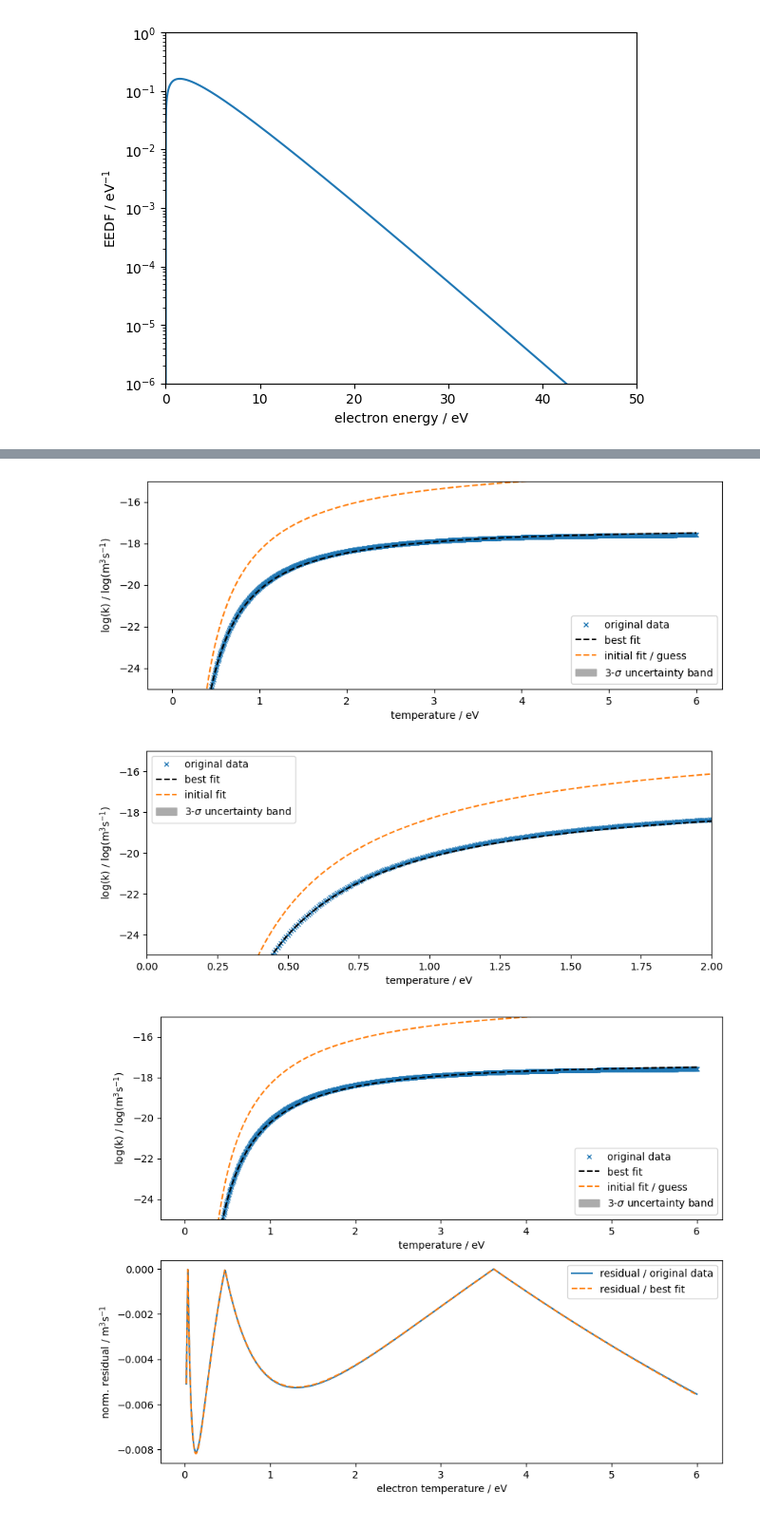
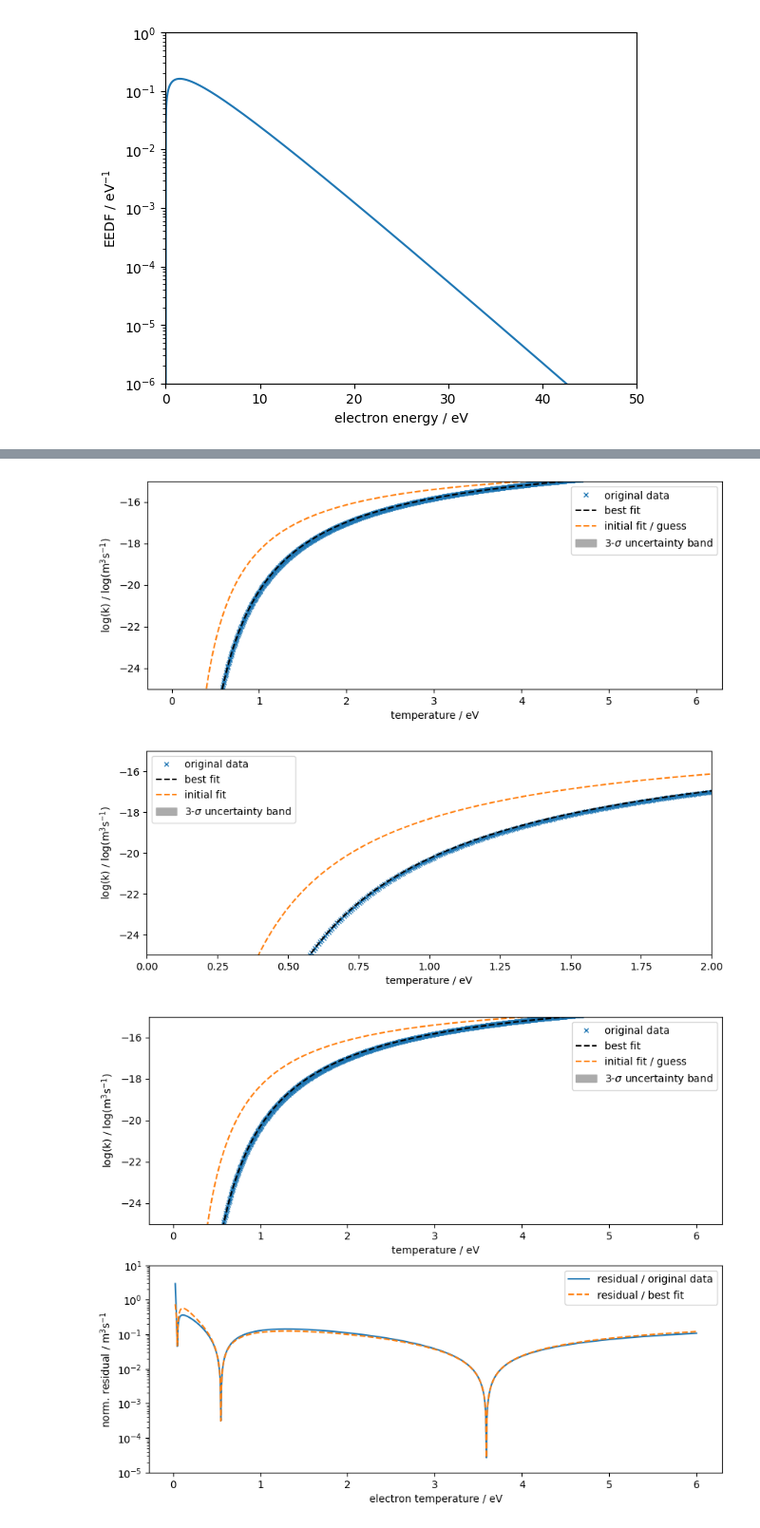
Before and after one commit to PlasmaFAIR/xs2arr, a Jupyter notebook: notebooks/new_notebook.ipynb, the cells around one changed output, grey strips where cells are left out. Shown at 95% size. Saved outputs shown, nothing was run; the diff lists cells and outputs as text; code cells hidden in the pictures.

Commit message:
Have updated the residuals explanation at the end of the Notebook to match that of the original

```diff
--- a/notebooks/new_notebook.ipynb
+++ b/notebooks/new_notebook.ipynb
@@ -27,7 +27,7 @@ file_path = '../tests/example_lxcat.txt'
 eedf_grid = np.linspace(start=0.0, stop=100.0, num=10000, dtype=float)
 model = Model(file_path, eedf_type="maxwellian", eedf_grid=eedf_grid)
 # %%
-cross_section = model.cross_section_set.cross_sections[0]
+cross_section = model.cross_section_set.cross_sections[-1]
 
 # Plot imported cross section data - cross check that it is consistent with that from LXCat
 
@@ -148,7 +148,7 @@ regressor = lmfit.Model(arrhenius_log, independent_vars=["T"])
 
 # And make initial guesses for coefficients. These should be suitable for most processes with a relatively high
 # energy threshold (e.g. 5 eV and above), but may need to be varied if a suitable fit is not obtained
-params = lmfit.create_params(log10_a={"value": -14.0}, b=0.1, c={"value": -10.0, "max": 0.0})
+params = lmfit.create_params(log10_a={"value": -14}, b=0.1, c={"value": -10.0, "max": 0.0})
 
 # We remove almost 0 values from the data to avoid problems when fitting
 mask = rates > 0.0
@@ -216,7 +216,7 @@ plt.legend()
 
 plt.show()
 # %% [output]
-[figure, old version]
+[figure, new version]
 # %%
 # Below is the same as above, but with a more limited x axis range that focuses on the threshold region as this is an area
 # that can be difficult to fit properly
@@ -240,7 +240,7 @@ plt.legend()
 
 plt.show()
 # %% [output]
-[figure, old version]
+[figure, new version]
 # %%
 # In the plots above we can see that the quality of the fit varies a little with temperature
 # This can be assessed more quantitatively by looking at the "residual" of the fit
@@ -249,39 +249,47 @@ plt.show()
 plt.figure(figsize=(10, 8))
 plt.subplot(2, 1, 1)
 
 plt.plot(T_grid, rates, "x", label="original data", ms=5) # plot original data
 plt.plot(T_grid, y_fit, "k--", label="best fit") # plot best fit
 plt.plot(T_grid, init_fit, '--', label='initial fit / guess') # plot initial fit from initial guess
 
 plt.fill_between(T_grid, dn, up, color="#ABABAB", label=r'3-$\sigma$ uncertainty band')
 
 plt.xlabel("temperature / eV")
 plt.ylabel("log(k) / log(m$^3$s$^{-1}$)")
 plt.legend()
 plt.ylim(-25,-15)
 
 
 # The figure below plots the residual of the fit divided by the value of the fit itself, as well as the residual
 # divided by the value of the data
 # Both give a normalised view of the residual i.e. how big is it relevant to the data or fit itself
 # this can be more useful than the residual itself, as the relative importance is generally more useful than the
 # absolute residual when the value of the data itself varies by several orders of magnitude
 # A "good" fit is indicated when both of these quantities are much less than 1
-# for this data, this generally occurs at Te above than around 2 eV, as the fit gets worse a lower values
-# so quantitatively, we can say the fit is proper above 2 eV
-# However, since the values themselves are very low below 2 eV, even relatively large differences should not
-# affect the final plasma model much, especially since Te is generally larger than 2 eV in our plasma systems
-# So, we can probably use the fit over the whole range, but we should keep in mind that we have larger uncertainties at low Te
+# For this data, this generally occurs at all data except very small Te
+# However, since the values themselves are very low at small Te, even relatively large differences should not
+# affect the final plasma model much, especially since Te is generally larger than a few eV in our plasma systems
+# So, we can probably use the fit over the whole range,
+# but we should keep in mind that we have larger uncertainties at very low Te
+
+# We work in linear space here
+y_fit = 10.0 ** y_fit
+rates = 10.0 ** rates
+residual = rates - y_fit
+frac_data = np.abs(residual) / rates  # residual / original data
+frac_fit  = np.abs(residual) / y_fit  # residual / best fit
+
 plt.subplot(2, 1, 2)
-plt.plot(T_grid, np.absolute(results.residual) / rates, label="residual / original data")
-plt.plot(T_grid, np.absolute(results.residual) / y_fit, '--', label="residual / best fit")
+plt.semilogy(T_grid, frac_data, label="residual / original data")
+plt.semilogy(T_grid, frac_fit, '--', label="residual / best fit")
 
-#plt.ylim(-6,2)
+plt.ylim(1e-5,10)
 plt.xlabel("electron temperature / eV")
 plt.ylabel("norm. residual / m$^3$s$^{-1}$")
 
 plt.legend()
 
 plt.show()
 # %% [output]
-[figure, old version]
+[figure, new version]
```
Also changed, not shown: parts of 4 cells of this notebook.
